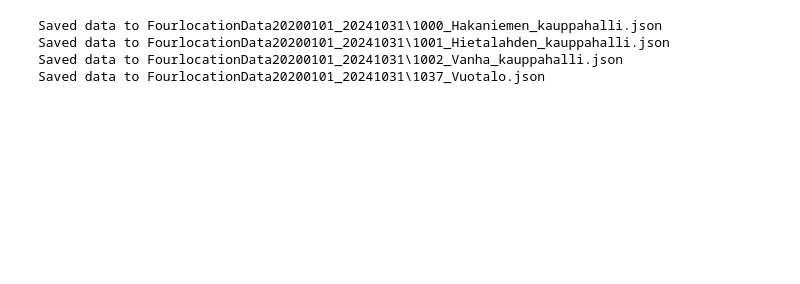
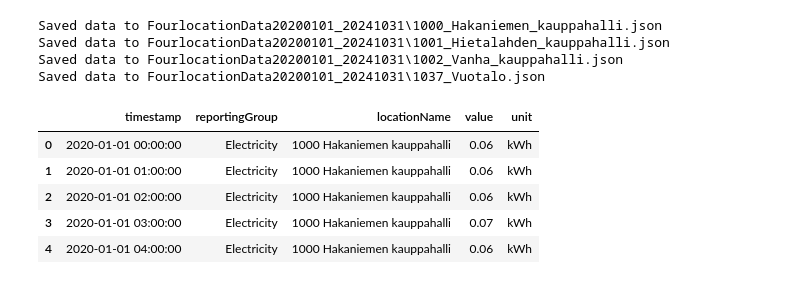
Before and after one commit to sangamorg/energy_consumption_modeling, a Jupyter notebook: experiment.ipynb, the cells around one changed output. Cells and saved outputs as stored; diff of their text form; code cells hidden in the pictures; blank space fills up the shorter version.

```diff
--- a/experiment.ipynb
+++ b/experiment.ipynb
@@ -161,3 +118,15 @@ Saved data to FourlocationData20200101_20241031\1000_Hakaniemen_kauppahalli.json
 Saved data to FourlocationData20200101_20241031\1001_Hietalahden_kauppahalli.json
 Saved data to FourlocationData20200101_20241031\1002_Vanha_kauppahalli.json
 Saved data to FourlocationData20200101_20241031\1037_Vuotalo.json
+# %%
+import pandas as pd
+k_df=pd.read_json("FourlocationData20200101_20241031/1000_Hakaniemen_kauppahalli.json")
+# %%
+k_df.head()
+# %% [output]
+|  | timestamp | reportingGroup | locationName | value | unit |
+| 0 | 2020-01-01 00:00:00 | Electricity | 1000 Hakaniemen kauppahalli | 0.06 | kWh |
+| 1 | 2020-01-01 01:00:00 | Electricity | 1000 Hakaniemen kauppahalli | 0.06 | kWh |
+| 2 | 2020-01-01 02:00:00 | Electricity | 1000 Hakaniemen kauppahalli | 0.06 | kWh |
+| 3 | 2020-01-01 03:00:00 | Electricity | 1000 Hakaniemen kauppahalli | 0.07 | kWh |
+| 4 | 2020-01-01 04:00:00 | Electricity | 1000 Hakaniemen kauppahalli | 0.06 | kWh |
```
Also changed, not shown: parts of 37 cells of this notebook, 5 other files.
